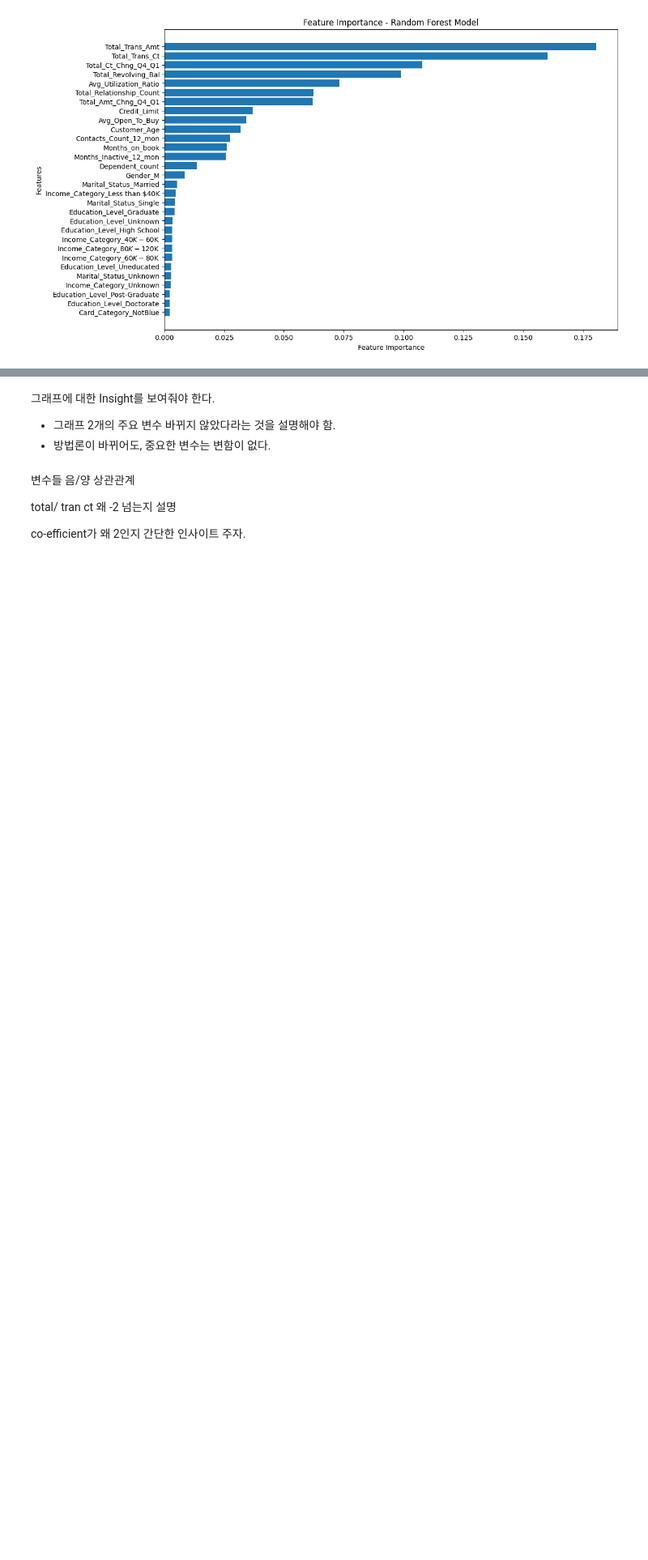
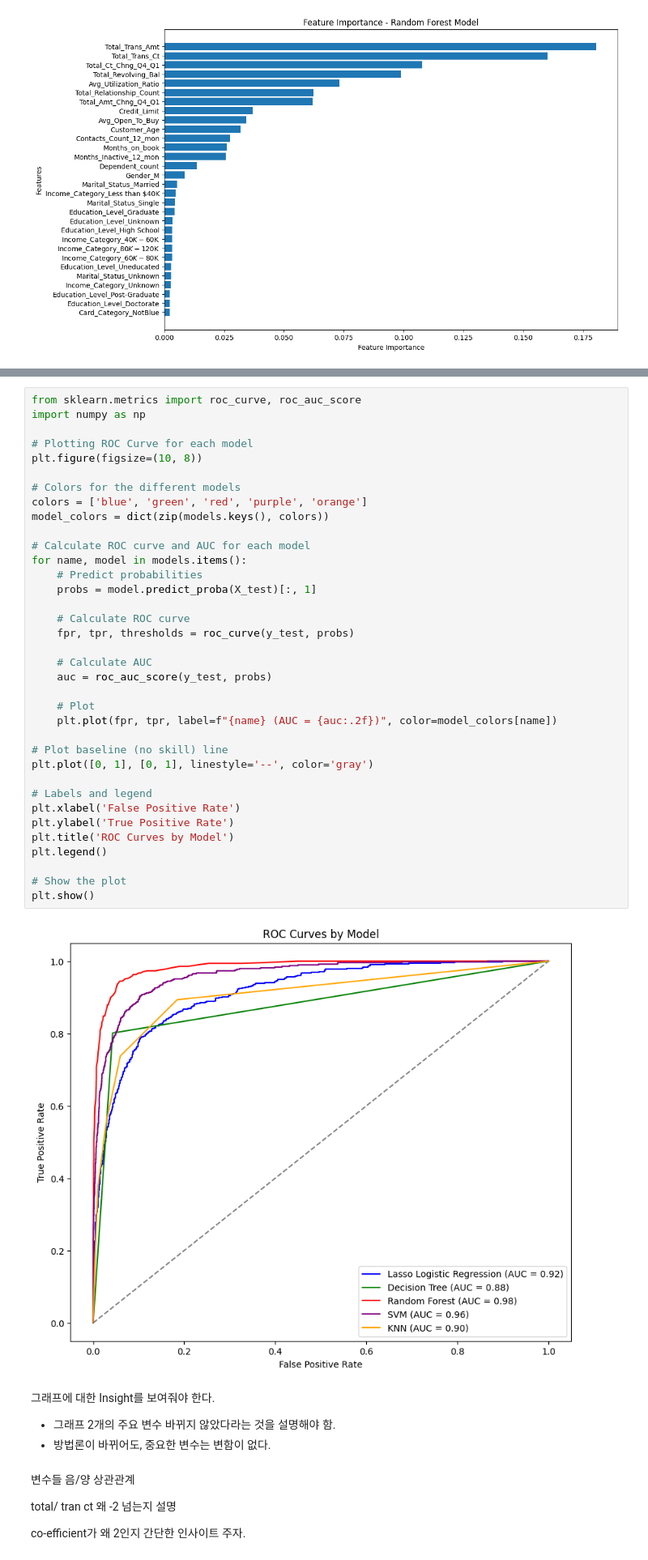
Before and after one commit to daehwankim96/daehwankim96.github.io, a Jupyter notebook: files/Bank_Churn_Rate.ipynb, the cells around one changed output, grey strips where cells are left out. Shown: that part at 81% size. Saved outputs shown, nothing was run; the diff lists cells and outputs as text; blank space fills up the shorter version.

```diff
--- a/files/Bank_Churn_Rate.ipynb
+++ b/files/Bank_Churn_Rate.ipynb
@@ -444,3 +478,41 @@ Clientnum train set / test set 없애야 함
+# %%
+from sklearn.metrics import roc_curve, roc_auc_score
+import numpy as np
+
+# Plotting ROC Curve for each model
+plt.figure(figsize=(10, 8))
+
+# Colors for the different models
+colors = ['blue', 'green', 'red', 'purple', 'orange']
+model_colors = dict(zip(models.keys(), colors))
+
+# Calculate ROC curve and AUC for each model
+for name, model in models.items():
+    # Predict probabilities
+    probs = model.predict_proba(X_test)[:, 1]
+
+    # Calculate ROC curve
+    fpr, tpr, thresholds = roc_curve(y_test, probs)
+
+    # Calculate AUC
+    auc = roc_auc_score(y_test, probs)
+
+    # Plot
+    plt.plot(fpr, tpr, label=f"{name} (AUC = {auc:.2f})", color=model_colors[name])
+
+# Plot baseline (no skill) line
+plt.plot([0, 1], [0, 1], linestyle='--', color='gray')
+
+# Labels and legend
+plt.xlabel('False Positive Rate')
+plt.ylabel('True Positive Rate')
+plt.title('ROC Curves by Model')
+plt.legend()
+
+# Show the plot
+plt.show()
+# %% [output]
+[figure, added]
 # %% [markdown]
 그래프에 대한 Insight를 보여줘야 한다.
 
```
Also changed, not shown: parts of 7 cells of this notebook, 2 other files.
